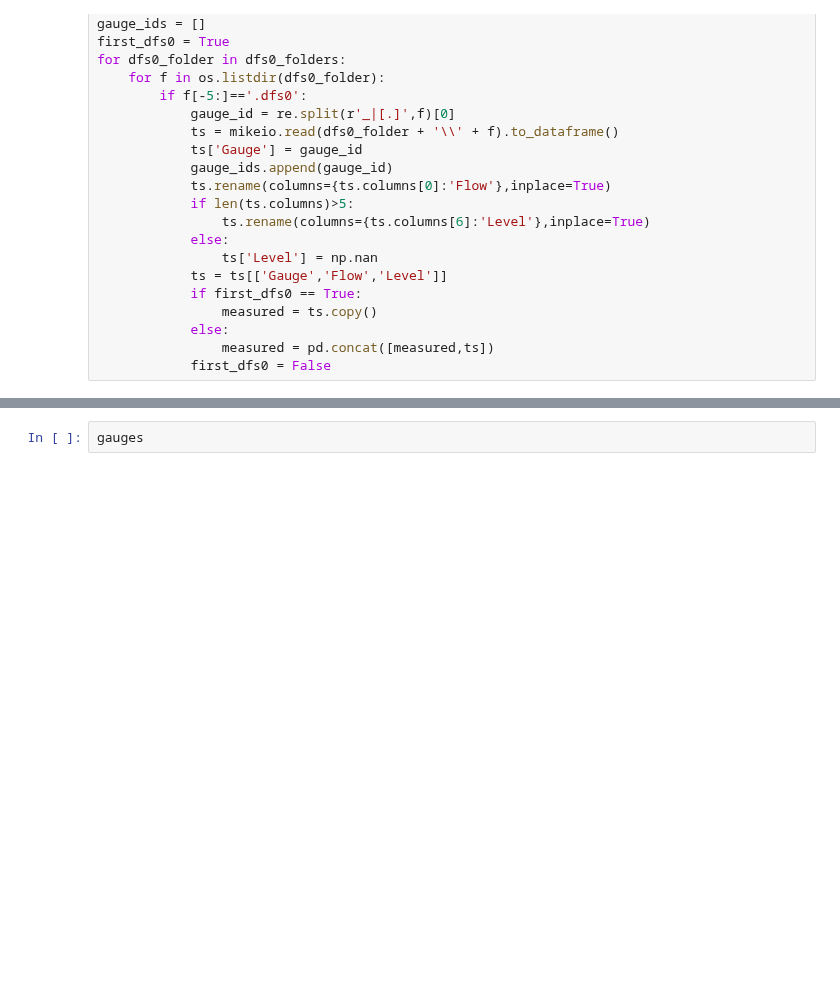
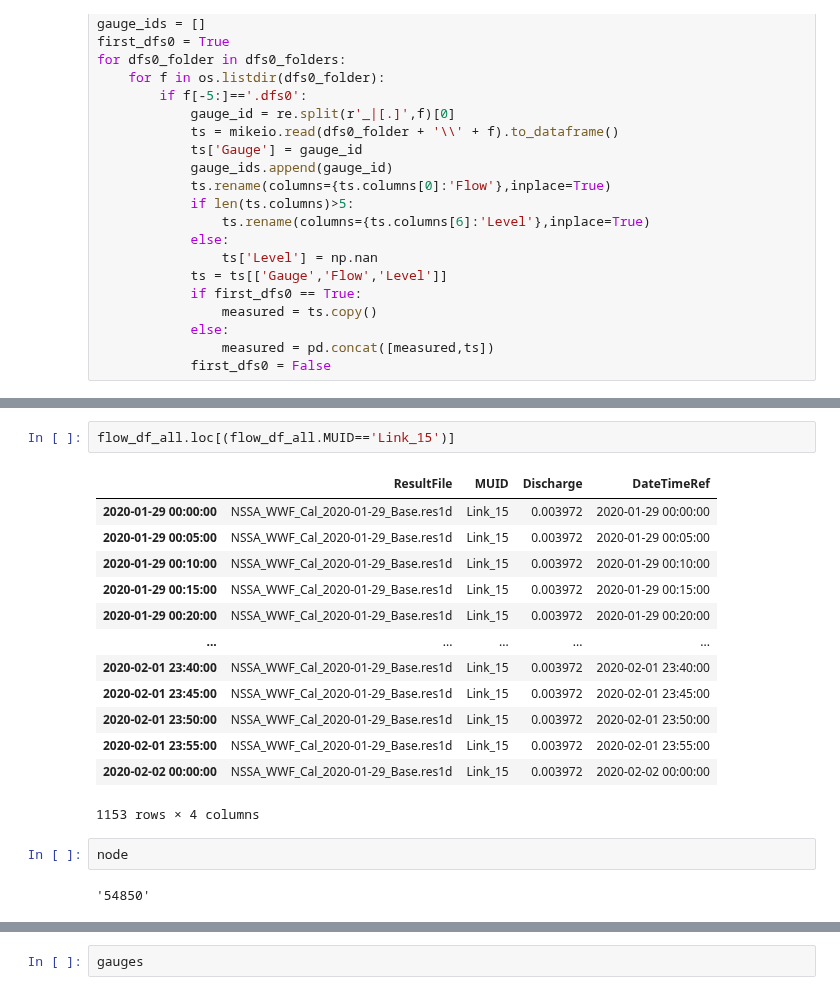
Before and after one commit to henriklocke/Calibration, a Jupyter notebook: Calibration.ipynb, the cells around one changed output, grey strips where cells are left out. Drawn from its saved outputs; the diff is of its cells as text; blank space fills up the shorter version.

```diff
--- a/Calibration.ipynb
+++ b/Calibration.ipynb
@@ -465 +412,21 @@ str(list(report_text[report_text.Zone=='MK20']['DWF Text'])[0])
+# %%
+flow_df_all.loc[(flow_df_all.MUID=='Link_15')]
+# %% [output]
+|  | ResultFile | MUID | Discharge | DateTimeRef |
+| 2020-01-29 00:00:00 | NSSA_WWF_Cal_2020-01-29_Base.res1d | Link_15 | 0.003972 | 2020-01-29 00:00:00 |
+| 2020-01-29 00:05:00 | NSSA_WWF_Cal_2020-01-29_Base.res1d | Link_15 | 0.003972 | 2020-01-29 00:05:00 |
+| 2020-01-29 00:10:00 | NSSA_WWF_Cal_2020-01-29_Base.res1d | Link_15 | 0.003972 | 2020-01-29 00:10:00 |
+| 2020-01-29 00:15:00 | NSSA_WWF_Cal_2020-01-29_Base.res1d | Link_15 | 0.003972 | 2020-01-29 00:15:00 |
+| 2020-01-29 00:20:00 | NSSA_WWF_Cal_2020-01-29_Base.res1d | Link_15 | 0.003972 | 2020-01-29 00:20:00 |
+| ... | ... | ... | ... | ... |
+| 2020-02-01 23:40:00 | NSSA_WWF_Cal_2020-01-29_Base.res1d | Link_15 | 0.003972 | 2020-02-01 23:40:00 |
+| 2020-02-01 23:45:00 | NSSA_WWF_Cal_2020-01-29_Base.res1d | Link_15 | 0.003972 | 2020-02-01 23:45:00 |
+| 2020-02-01 23:50:00 | NSSA_WWF_Cal_2020-01-29_Base.res1d | Link_15 | 0.003972 | 2020-02-01 23:50:00 |
+| 2020-02-01 23:55:00 | NSSA_WWF_Cal_2020-01-29_Base.res1d | Link_15 | 0.003972 | 2020-02-01 23:55:00 |
+| 2020-02-02 00:00:00 | NSSA_WWF_Cal_2020-01-29_Base.res1d | Link_15 | 0.003972 | 2020-02-02 00:00:00 |
+1153 rows × 4 columns
+# %%
+node
+# %% [output]
+'54850'
 # %%
```
Also changed, not shown: parts of 22 cells of this notebook.
